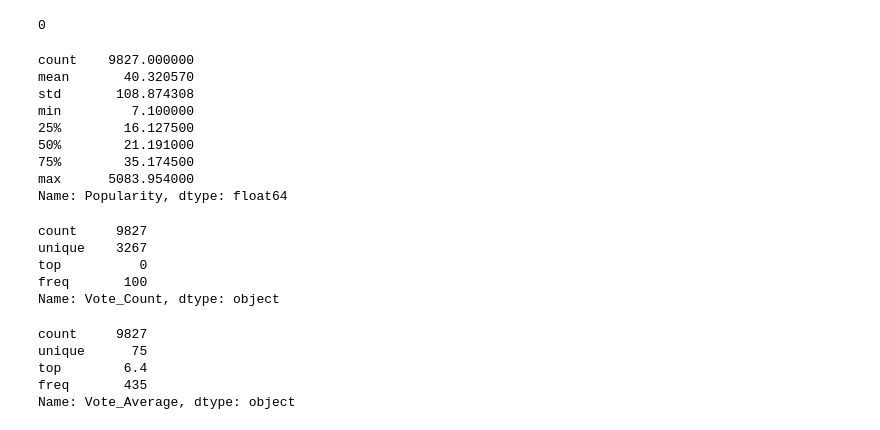
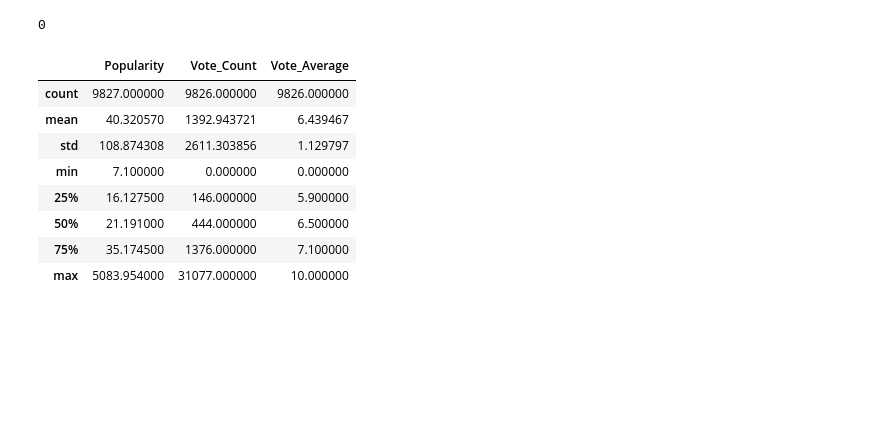
Before and after one commit to Vanshaj14Mohan/Netflix-data-analysis, a Jupyter notebook: Files/main.ipynb, the cells around one changed output. Cells and saved outputs as stored; diff of their text form; code cells hidden in the pictures; blank space fills up the shorter version.

```diff
--- a/Files/main.ipynb
+++ b/Files/main.ipynb
@@ -115,32 +115,21 @@ df.duplicated().sum()
 #Would return 0 if there are no duplicates
 # %% [output]
 0
-# %%
-# df.describe()
-df["Popularity"].describe()
-# %% [output]
-count    9827.000000
-mean       40.320570
-std       108.874308
-min         7.100000
-25%        16.127500
-50%        21.191000
-75%        35.174500
-max      5083.954000
-Name: Popularity, dtype: float64
-# %%
-df["Vote_Count"].describe()
-# %% [output]
-count     9827
-unique    3267
-top          0
-freq       100
-Name: Vote_Count, dtype: object
-# %%
-df["Vote_Average"].describe()
-# %% [output]
-count     9827
-unique      75
-top        6.4
-freq       435
-Name: Vote_Average, dtype: object
+# %%
+#Converting to numeric values
+df["Vote_Count"] = pd.to_numeric(df["Vote_Count"], errors='coerce')
+# %%
+#Converting to numeric values
+df["Vote_Average"] = pd.to_numeric(df["Vote_Average"], errors='coerce')
+# %%
+df.describe()
+# %% [output]
+|  | Popularity | Vote_Count | Vote_Average |
+| count | 9827.000000 | 9826.000000 | 9826.000000 |
+| mean | 40.320570 | 1392.943721 | 6.439467 |
+| std | 108.874308 | 2611.303856 | 1.129797 |
+| min | 7.100000 | 0.000000 | 0.000000 |
+| 25% | 16.127500 | 146.000000 | 5.900000 |
+| 50% | 21.191000 | 444.000000 | 6.500000 |
+| 75% | 35.174500 | 1376.000000 | 7.100000 |
+| max | 5083.954000 | 31077.000000 | 10.000000 |
```
